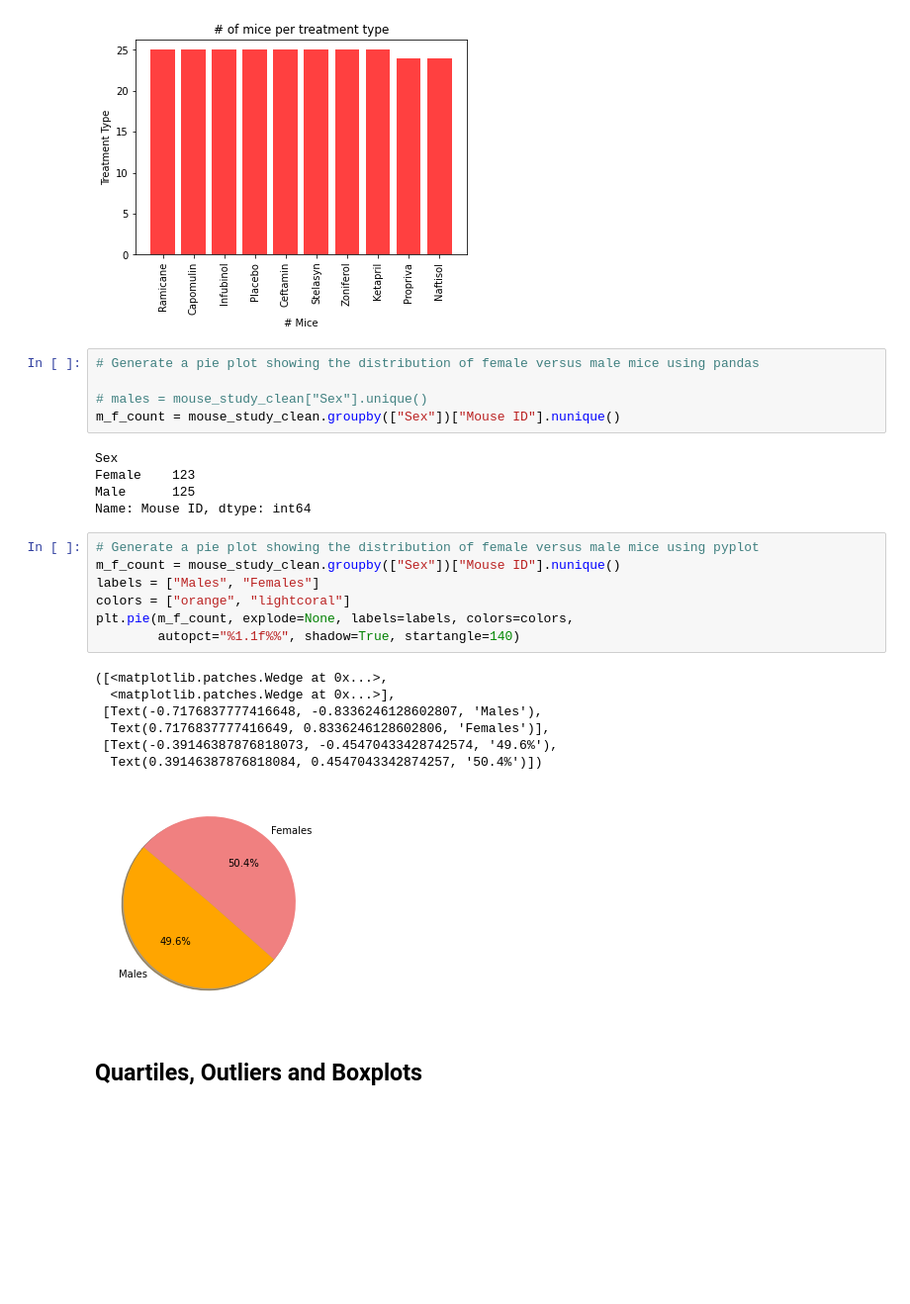
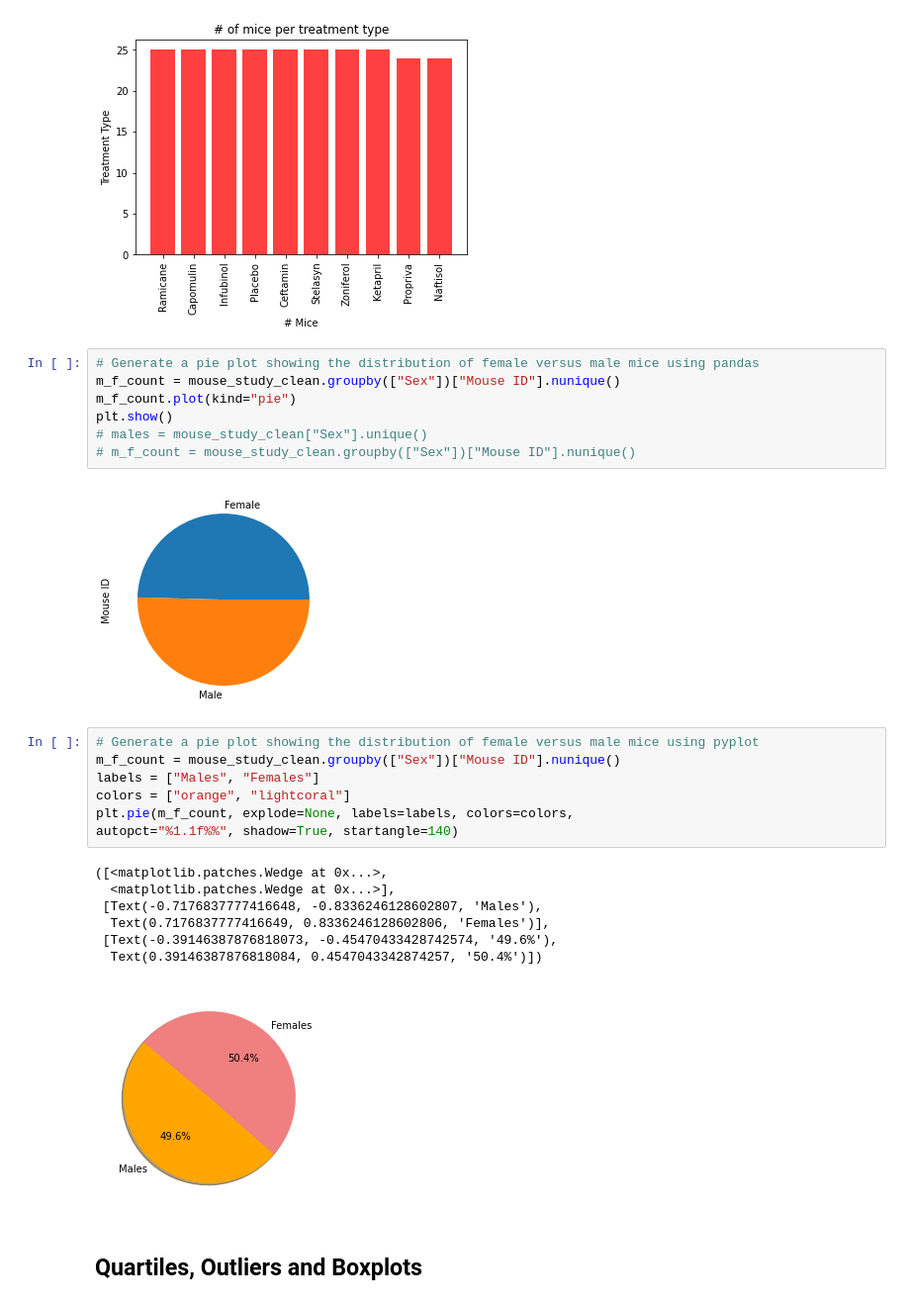
Before and after one commit to DMVance/matplotlib-challenge, a Jupyter notebook: Instructions/Pymaceuticals/pymaceuticals.ipynb, the cells around one changed output. Shown at 99% size. Saved outputs shown, nothing was run; the diff lists cells and outputs as text; blank space fills up the shorter version.

```diff
--- a/Instructions/Pymaceuticals/pymaceuticals.ipynb
+++ b/Instructions/Pymaceuticals/pymaceuticals.ipynb
@@ -168,21 +168,20 @@ plt.show()
 [figure]
 # %%
 # Generate a pie plot showing the distribution of female versus male mice using pandas
-
+m_f_count = mouse_study_clean.groupby(["Sex"])["Mouse ID"].nunique()
+m_f_count.plot(kind="pie")
+plt.show()
 # males = mouse_study_clean["Sex"].unique()
-m_f_count = mouse_study_clean.groupby(["Sex"])["Mouse ID"].nunique()
+# m_f_count = mouse_study_clean.groupby(["Sex"])["Mouse ID"].nunique()
 # %% [output]
-Sex
-Female    123
-Male      125
-Name: Mouse ID, dtype: int64
+[figure, added]
 # %%
 # Generate a pie plot showing the distribution of female versus male mice using pyplot
 m_f_count = mouse_study_clean.groupby(["Sex"])["Mouse ID"].nunique()
 labels = ["Males", "Females"]
 colors = ["orange", "lightcoral"]
 plt.pie(m_f_count, explode=None, labels=labels, colors=colors,
-        autopct="%1.1f%%", shadow=True, startangle=140)
+autopct="%1.1f%%", shadow=True, startangle=140)
 # %% [output]
 ([<matplotlib.patches.Wedge at 0x...>,
   <matplotlib.patches.Wedge at 0x...>],
```
Also changed, not shown: parts of 5 cells of this notebook.
